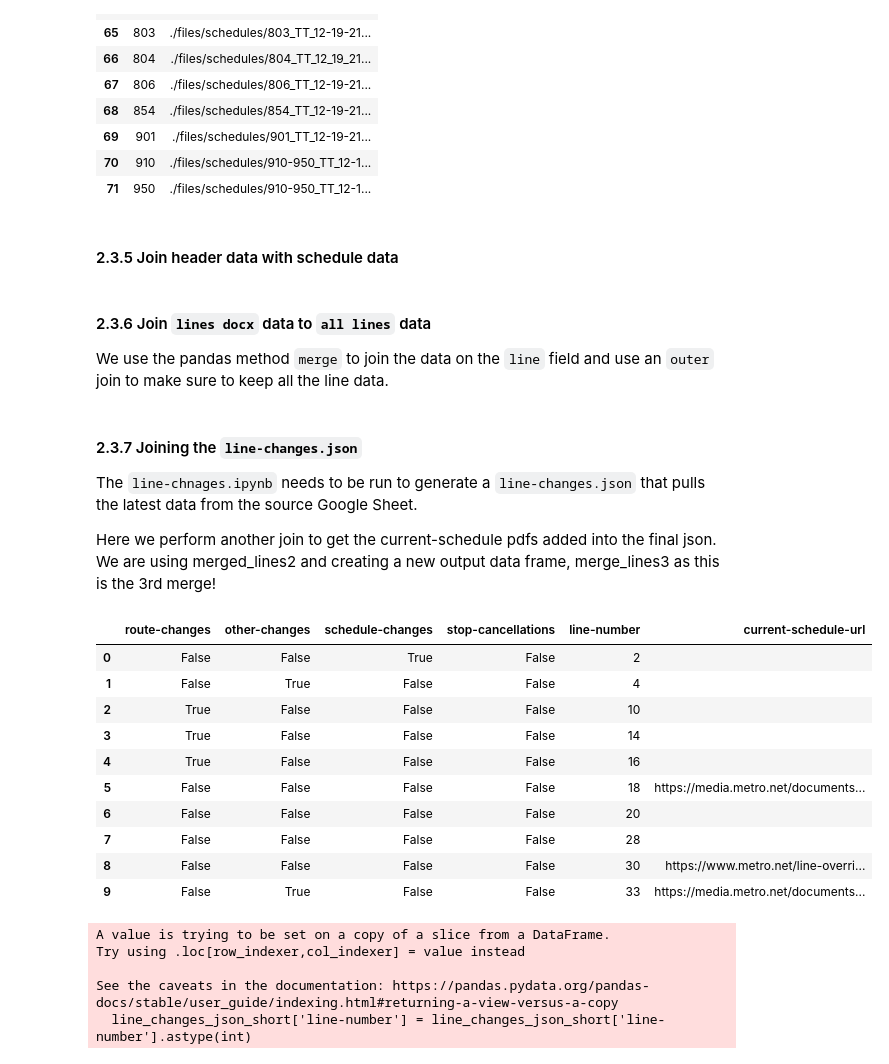
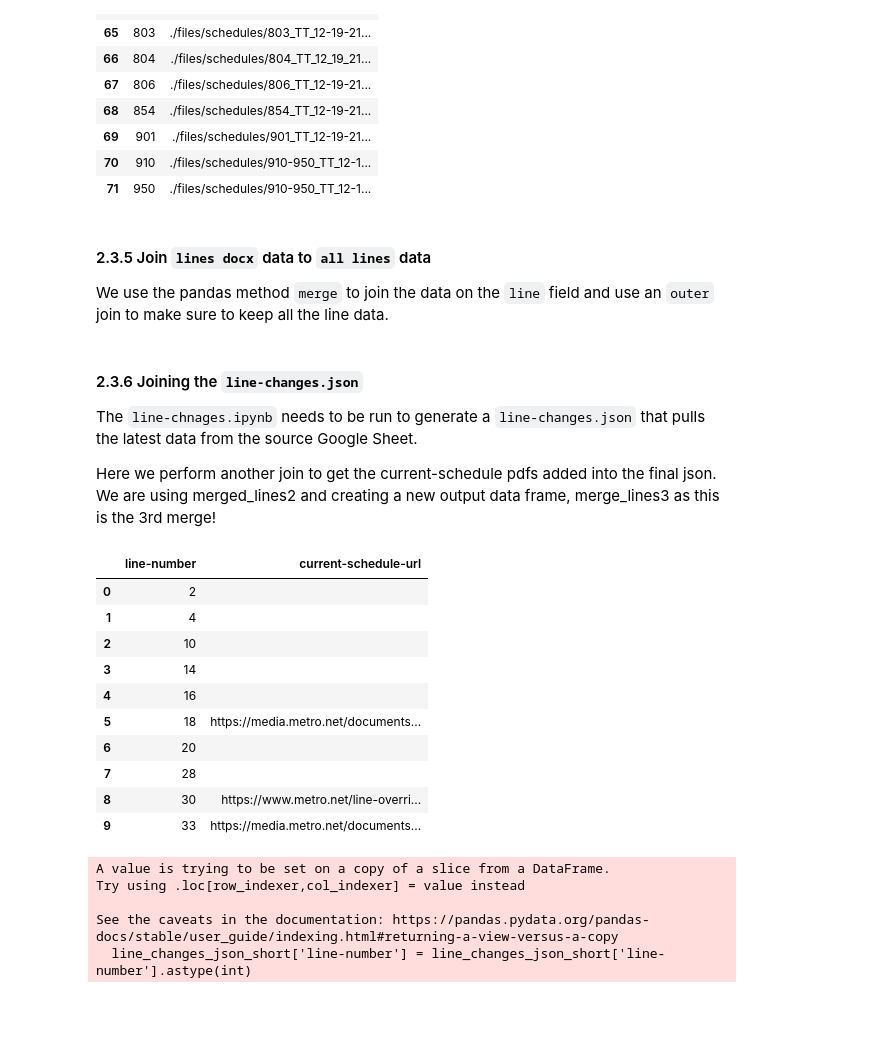
Before and after one commit to LACMTA/mybus-dev, a Jupyter notebook: notebooks/take-all-changes.ipynb, the cells around one changed output. Cells and saved outputs as stored; diff of their text form; code cells hidden in the pictures; blank space fills up the shorter version.

```diff
--- a/notebooks/take_all_converter.ipynb
+++ b/notebooks/take-all-changes.ipynb
@@ -356,10 +345,8 @@ schedule_df.tail(10)
 | 69 | 901 | ./files/schedules/901_TT_12-19-21... |
 | 70 | 910 | ./files/schedules/910-950_TT_12-1... |
 | 71 | 950 | ./files/schedules/910-950_TT_12-1... |
-# %% [markdown]
-#### 2.3.5 Join header data with schedule data
 # %% [markdown]
-#### 2.3.6 Join `lines docx` data to `all lines` data
+#### 2.3.5 Join `lines docx` data to `all lines` data
 
 We use the pandas method `merge` to join the data on the `line` field and use an `outer` join to make sure to keep all the line data.
 # %%
@@ -380,27 +367,27 @@ merged_lines2 = merged_lines2.assign(section='details')
 # merged_lines['AltLine'] = all_lines['line'].astype(int)
 # merged_lines2 = merged_lines2.loc[merged_lines2['line'] == 801]
 # %% [markdown]
-#### 2.3.7 Joining the `line-changes.json`
+#### 2.3.6 Joining the `line-changes.json`
 
 The `line-chnages.ipynb` needs to be run to generate a `line-changes.json` that pulls the latest data from the source Google Sheet.
 
 Here we perform another join to get the current-schedule pdfs added into the final json. We are using merged_lines2 and creating a new output data frame, merge_lines3 as this is the 3rd merge!
 # %%
 line_changes_json = pd.read_json('../data/line-changes.json')
-line_changes_json_short = line_changes_json[['route-changes','other-changes','schedule-changes','stop-cancellations','line-number',"current-schedule-url"]]
+line_changes_json_short = line_changes_json[['line-number',"current-schedule-url"]]
 line_changes_json_short.head(10)
 # %% [output]
-|  | route-changes | other-changes | schedule-changes | stop-cancellations | line-number | current-schedule-url |
-| 0 | False | False | True | False | 2 |  |
-| 1 | False | True | False | False | 4 |  |
-| 2 | True | False | False | False | 10 |  |
-| 3 | True | False | False | False | 14 |  |
-| 4 | True | False | False | False | 16 |  |
-| 5 | False | False | False | False | 18 | https://media.metro.net/documents... |
-| 6 | False | False | False | False | 20 |  |
-| 7 | False | False | False | False | 28 |  |
-| 8 | False | False | False | False | 30 | https://www.metro.net/line-overri... |
-| 9 | False | True | False | False | 33 | https://media.metro.net/documents... |
+|  | line-number | current-schedule-url |
+| 0 | 2 |  |
+| 1 | 4 |  |
+| 2 | 10 |  |
+| 3 | 14 |  |
+| 4 | 16 |  |
+| 5 | 18 | https://media.metro.net/documents... |
+| 6 | 20 |  |
+| 7 | 28 |  |
+| 8 | 30 | https://www.metro.net/line-overri... |
+| 9 | 33 | https://media.metro.net/documents... |
 # %%
 
 line_changes_json_short['line-number'] = line_changes_json_short['line-number'].astype(int)
```
Also changed, not shown: parts of 10 cells of this notebook, 9 other files.
